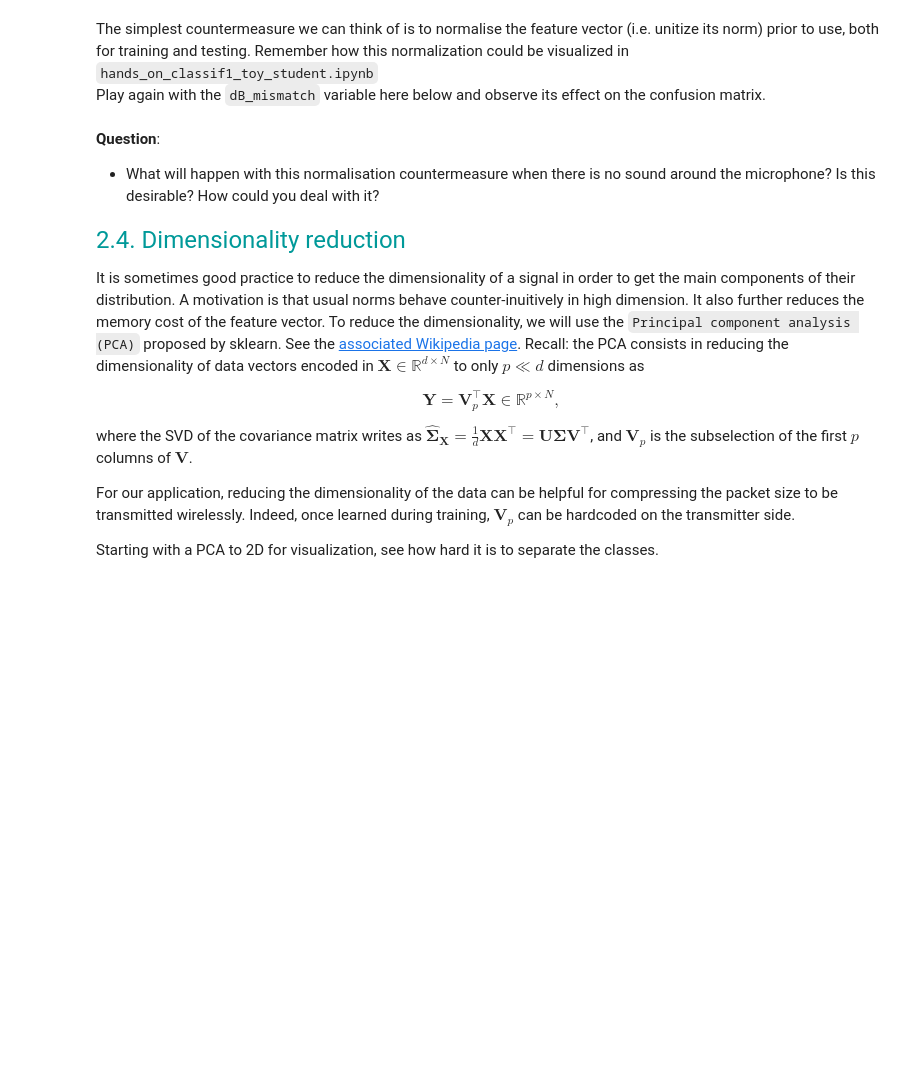
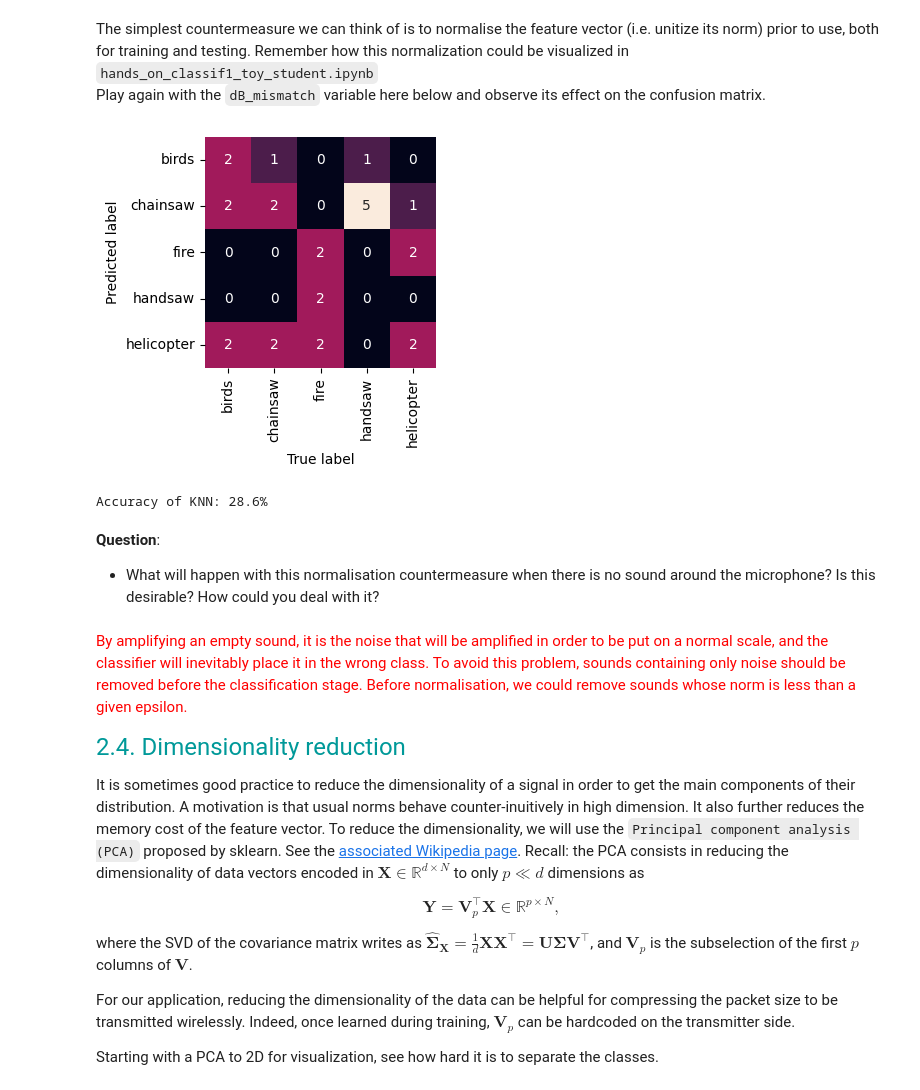
Before and after one commit to jucodavid/LELEC210X, a Jupyter notebook: classification/h5a2_audio.ipynb, the cells around one changed output. Drawn from its saved outputs; the diff is of its cells as text; code cells hidden in the pictures; blank space fills up the shorter version.

```diff
--- a/classification/h5a2_audio.ipynb
+++ b/classification/h5a2_audio.ipynb
@@ -287,21 +297,25 @@ The simplest countermeasure we can think of is to normalise the feature vector (
 Play again with the ``dB_mismatch`` variable here below and observe its effect on the confusion matrix.
 # %%
 ### TO RUN
-dB_mismatch = 0  # Play with this value
+dB_mismatch = 10  # Play with this value
 
 X_learn_normalised = X_train[idx_learn] / np.linalg.norm(
     X_train[idx_learn], axis=1, keepdims=True
 )
+X_learn_normalised = np.nan_to_num(X_learn_normalised)
 model_knn = KNeighborsClassifier(n_neighbors=10, weights="distance")
 model_knn.fit(X_learn_normalised, y_train[idx_learn])
 
 X_val_scaled = X_train[idx_val] * 10 ** (-dB_mismatch / 20)
 X_val_normalised = X_val_scaled / np.linalg.norm(X_val_scaled, axis=1, keepdims=True)
-
+X_val_normalised = np.nan_to_num(X_val_normalised)
 prediction_knn = model_knn.predict(X_val_normalised)
 show_confusion_matrix(prediction_knn, y_train[idx_val], classnames)
 accuracy_knn = accuracy(prediction_knn, y_train[idx_val])
 print(f"Accuracy of KNN: {100 * accuracy_knn:.1f}%")
+# %% [output]
+[figure, added]
+Accuracy of KNN: 28.6%
 # %% [markdown]
 **Question**:
 - What will happen with this normalisation countermeasure when there is no sound around the microphone? Is this desirable? How could you deal with it?
@@ -311,3 +322,6 @@ print(f"Accuracy of KNN: {100 * accuracy_knn:.1f}%")
+# %% [markdown]
+<span style="color:red">
+By amplifying an empty sound, it is the noise that will be amplified in order to be put on a normal scale, and the classifier will inevitably place it in the wrong class. To avoid this problem, sounds containing only noise should be removed before the classification stage. Before normalisation, we could remove sounds whose norm is less than a given epsilon.
 # %% [markdown]
 <font size=5 color=#009999> 2.4. Dimensionality reduction </font> <br>
 
```
Also changed, not shown: parts of 18 cells of this notebook.
